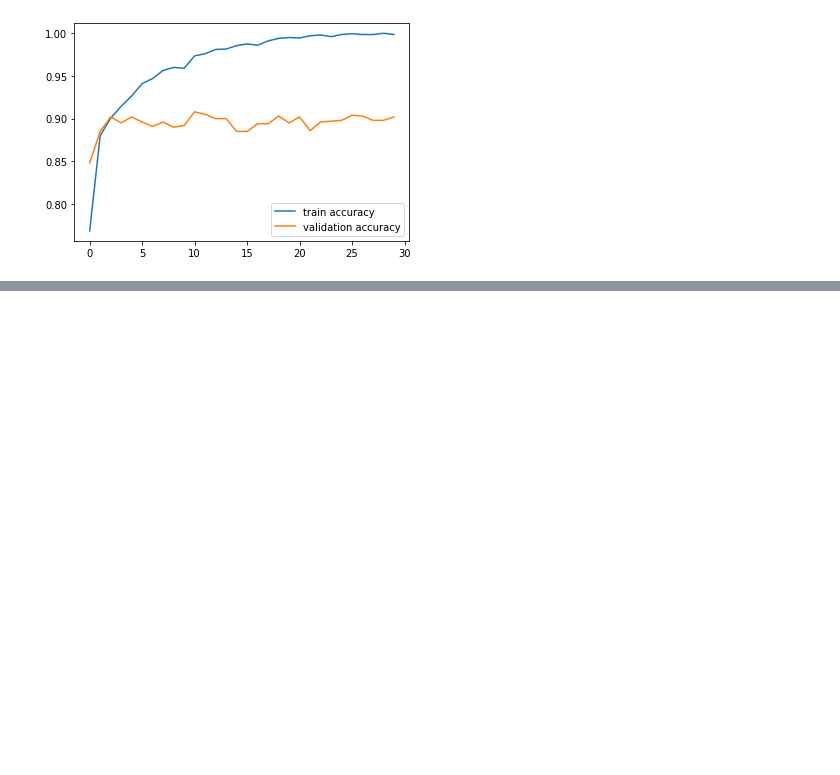
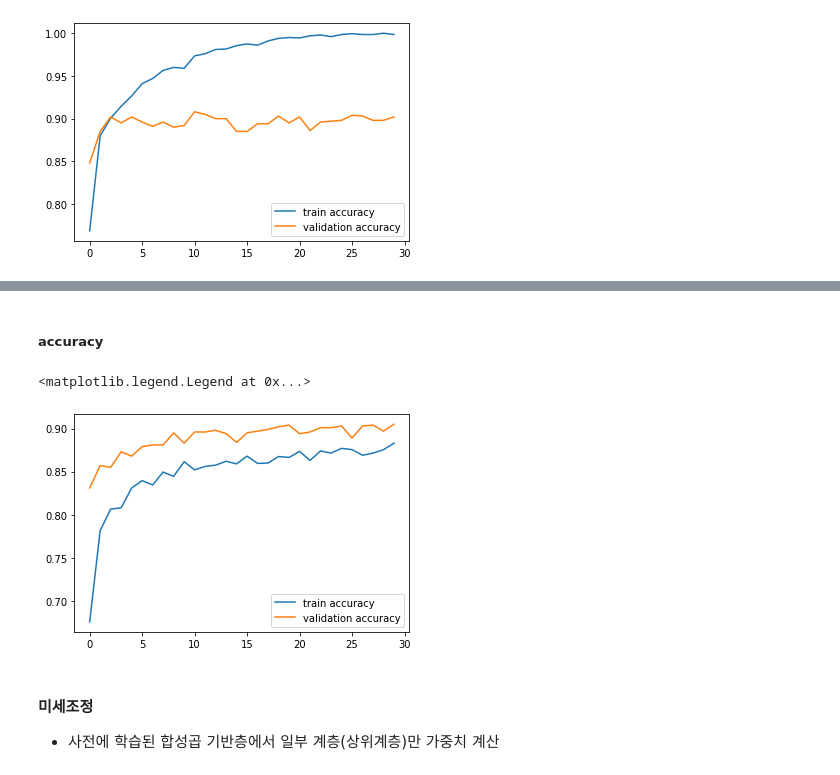
Before and after one commit to heewon330/TIL3, a Jupyter notebook: CNN_hw.ipynb, the cells around one changed output, grey strips where cells are left out. Cells and saved outputs as stored; diff of their text form; code cells hidden in the pictures; blank space fills up the shorter version.

```diff
--- a/CNN_hw.ipynb
+++ b/CNN_hw.ipynb
@@ -892,0 +1029,12 @@ plt.legend()
+# %% [markdown]
+##### accuracy
+# %%
+plt.plot( hist.history['acc'], label='train accuracy')
+plt.plot( hist.history['val_acc'], label='validation accuracy')
+plt.legend()
+# %% [output]
+<matplotlib.legend.Legend at 0x...>
+[figure, added]
+# %% [markdown]
+#### 미세조정
+- 사전에 학습된 합성곱 기반층에서 일부 계층(상위계층)만 가중치 계산
```
Also changed, not shown: parts of 38 cells of this notebook.
